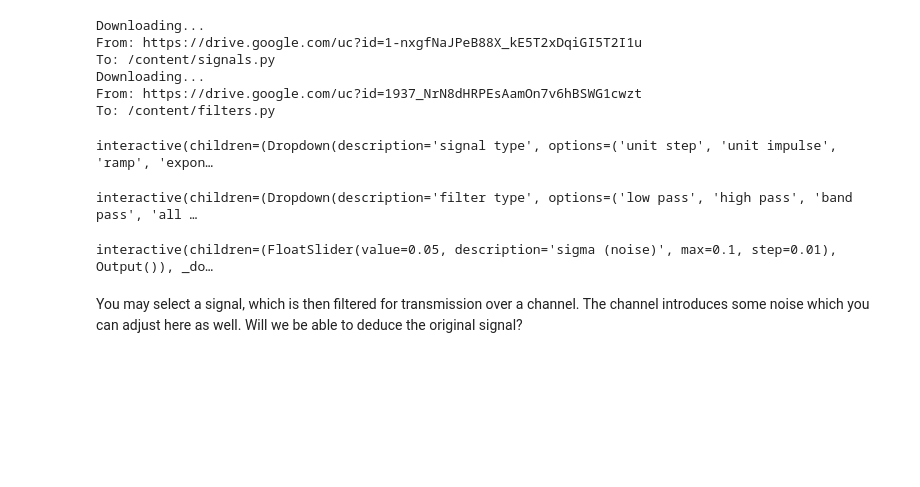
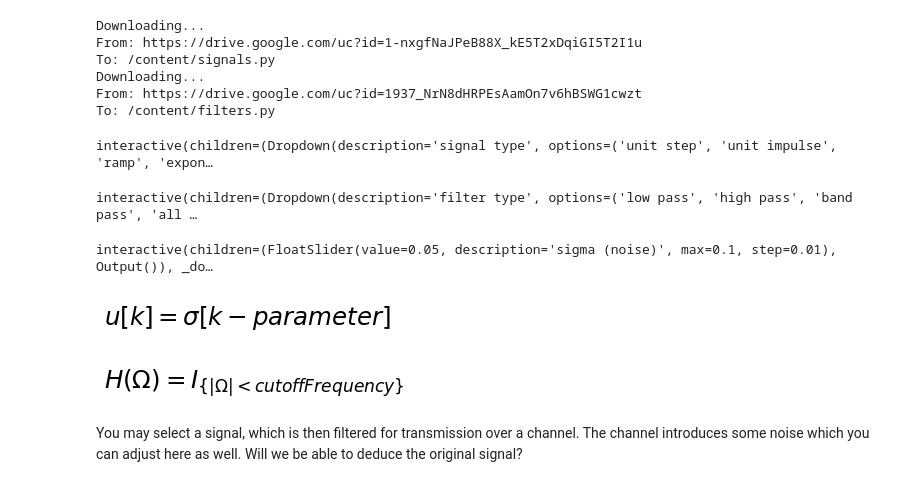
Before and after one commit to huesseol/DSSP-Illustrations, a Jupyter notebook: LMS.ipynb, the cells around one changed output. Drawn from its saved outputs; the diff is of its cells as text; code cells hidden in the pictures; blank space fills up the shorter version.

```diff
--- a/LMS.ipynb
+++ b/LMS.ipynb
@@ -100,6 +100,12 @@ def eef(h):
 interactive(children=(Dropdown(description='signal type', options=('unit step', 'unit impulse', 'ramp', 'expon…
 interactive(children=(Dropdown(description='filter type', options=('low pass', 'high pass', 'band pass', 'all …
 interactive(children=(FloatSlider(value=0.05, description='sigma (noise)', max=0.1, step=0.01), Output()), _do…
+# %%
+signals.display_signal_selection(continuous=False)
+filters.display_filter_selection(continuous=False)
+# %% [output]
+[figure, added]
+[figure, added]
 # %% [markdown]
 You may select a signal, which is then filtered for transmission over a channel. The channel introduces some noise which you can adjust here as well. Will we be able to deduce the original signal?
 # %%
```
Also changed, not shown: parts of 4 cells of this notebook.
